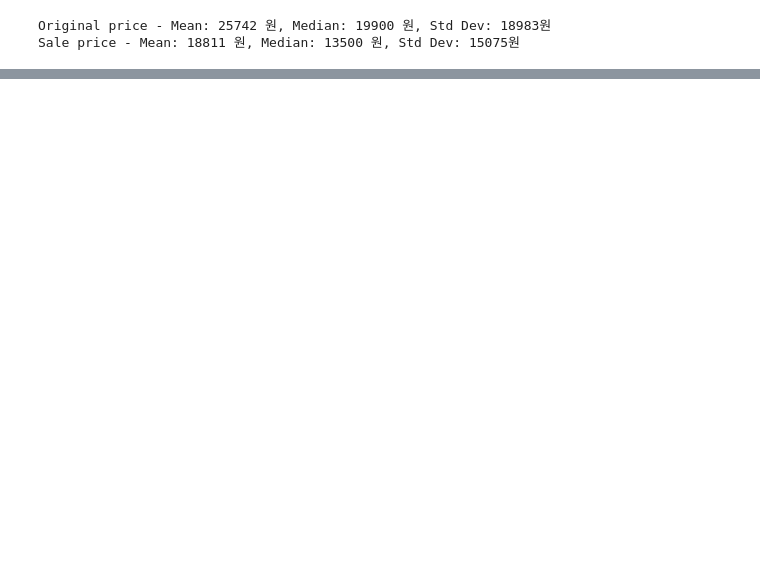
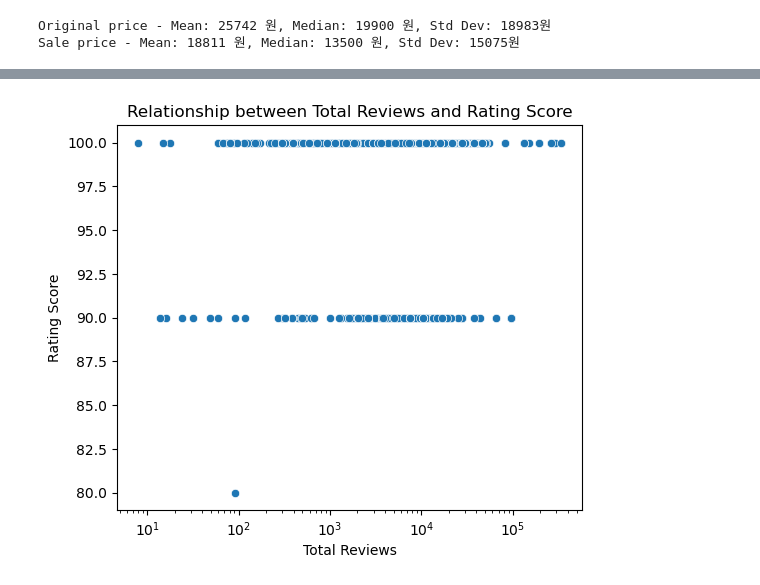
Before and after one commit to jimin0/SWP_HW, a Jupyter notebook: coupang_visualization.ipynb, the cells around one changed output, grey strips where cells are left out. Saved outputs shown, nothing was run; the diff lists cells and outputs as text; code cells hidden in the pictures; blank space fills up the shorter version.

```diff
--- a/coupang_visualization.ipynb
+++ b/coupang_visualization.ipynb
@@ -121,0 +126,11 @@ df_sorted_by_reviews.head(5)
+# %%
+# 1. 리뷰수와 평점과의 관계
+plt.figure(figsize=(6, 5))
+sns.scatterplot(x='total_reviews', y='rating_score', data=data)
+plt.title('Relationship between Total Reviews and Rating Score')
+plt.xlabel('Total Reviews')
+plt.ylabel('Rating Score')
+plt.xscale('log')
+plt.show()
+# %% [output]
+[figure, added]
```
Also changed, not shown: parts of 7 cells of this notebook.
